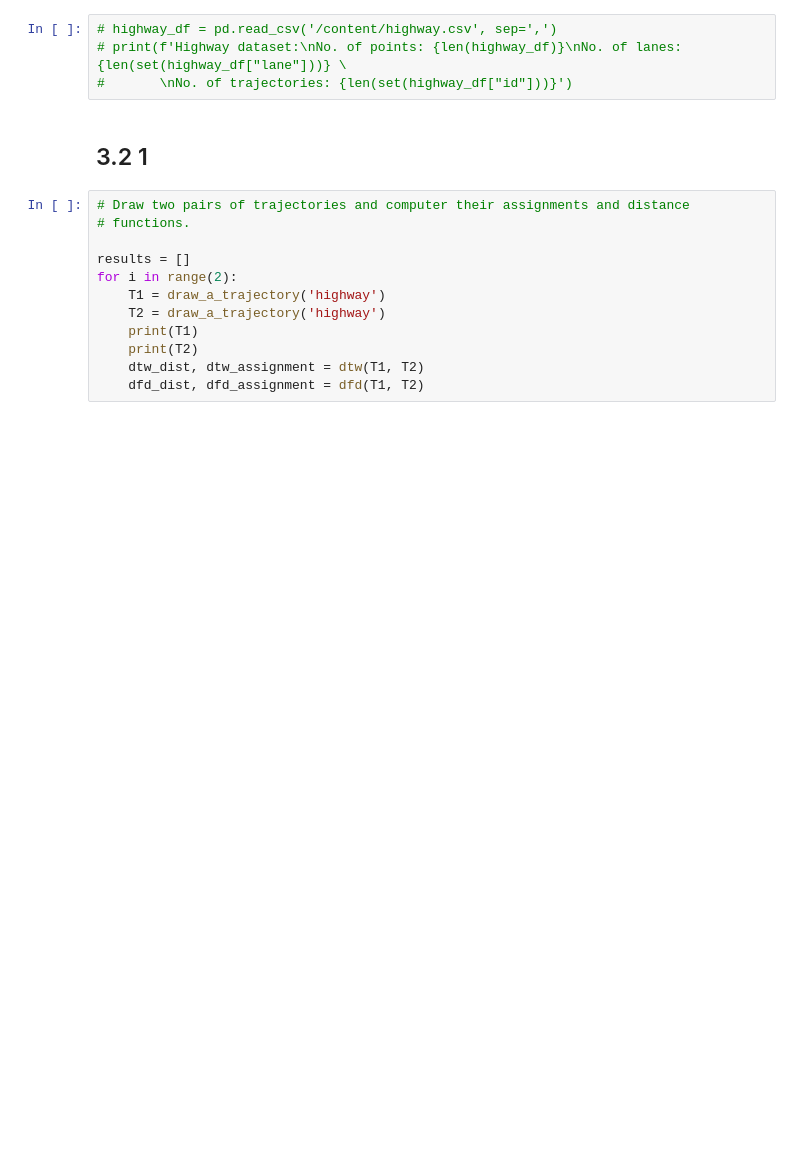
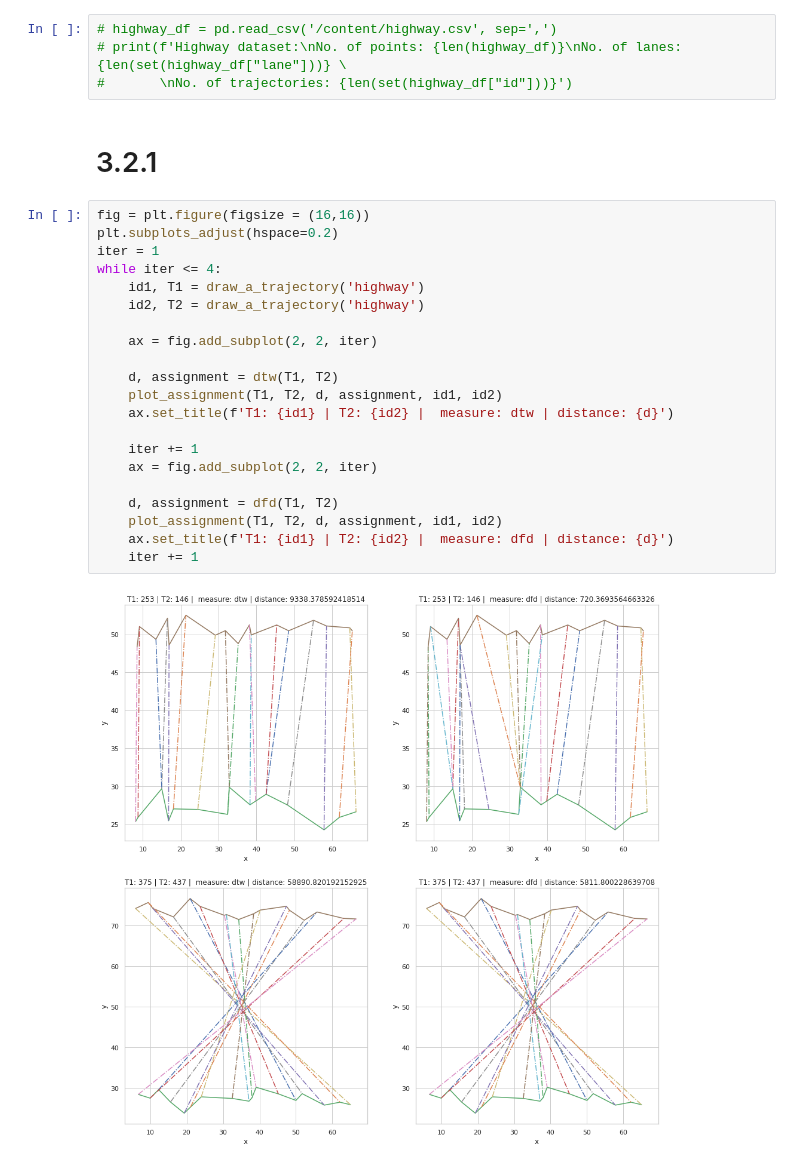
Before and after one commit to rajiv256/cs531_project_1, a Jupyter notebook: cs531_project.ipynb, the cells around one changed output. Drawn from its saved outputs; the diff is of its cells as text; blank space fills up the shorter version.

```diff
--- a/cs531_project.ipynb
+++ b/cs531_project.ipynb
@@ -202,16 +201,27 @@ while iter <= 4:
 # print(f'Highway dataset:\nNo. of points: {len(highway_df)}\nNo. of lanes: {len(set(highway_df["lane"]))} \
 #       \nNo. of trajectories: {len(set(highway_df["id"]))}')
 # %% [markdown]
-## 3.2 1
+# 3.2.1
-# %%
-# Draw two pairs of trajectories and computer their assignments and distance
-# functions.
-
-results = []
-for i in range(2):
-    T1 = draw_a_trajectory('highway')
-    T2 = draw_a_trajectory('highway')
-    print(T1)
-    print(T2)
-    dtw_dist, dtw_assignment = dtw(T1, T2)
-    dfd_dist, dfd_assignment = dfd(T1, T2)
+# %%
+fig = plt.figure(figsize = (16,16))
+plt.subplots_adjust(hspace=0.2)
+iter = 1
+while iter <= 4:
+    id1, T1 = draw_a_trajectory('highway')
+    id2, T2 = draw_a_trajectory('highway')
+
+    ax = fig.add_subplot(2, 2, iter)
+
+    d, assignment = dtw(T1, T2)
+    plot_assignment(T1, T2, d, assignment, id1, id2)
+    ax.set_title(f'T1: {id1} | T2: {id2} |  measure: dtw | distance: {d}')
+
+    iter += 1
+    ax = fig.add_subplot(2, 2, iter)
+
+    d, assignment = dfd(T1, T2)
+    plot_assignment(T1, T2, d, assignment, id1, id2)
+    ax.set_title(f'T1: {id1} | T2: {id2} |  measure: dfd | distance: {d}')
+    iter += 1
+# %% [output]
+[figure, added]
```
Also changed, not shown: parts of 3 cells of this notebook.
